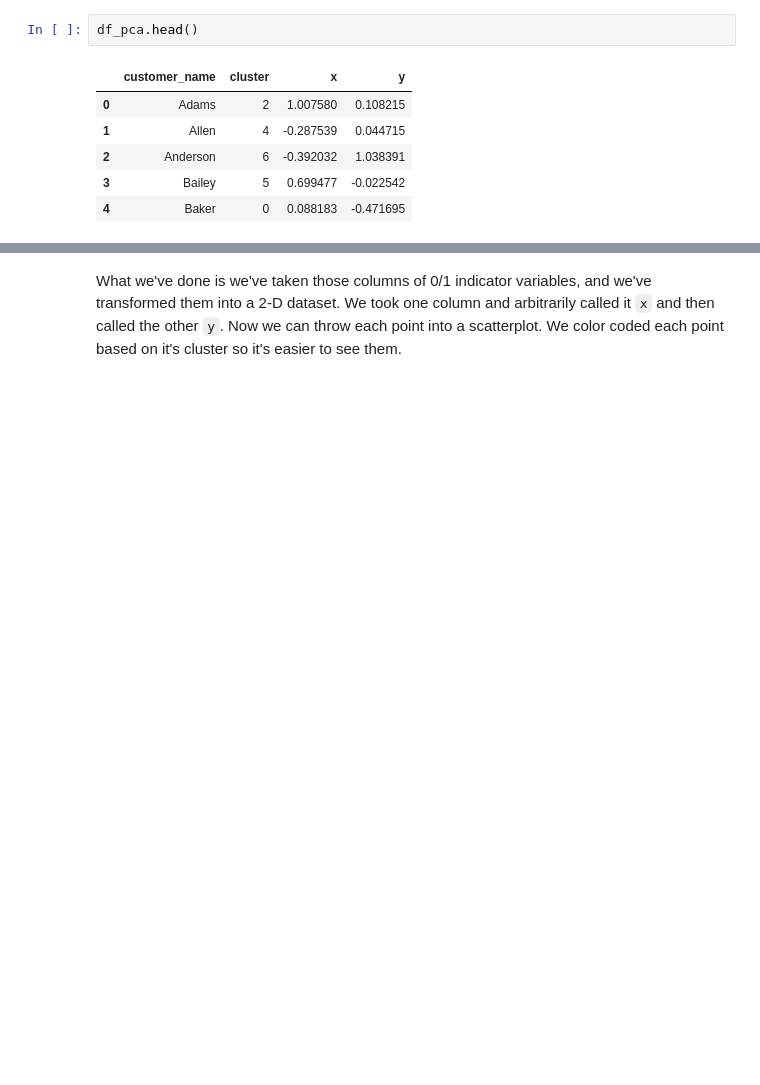
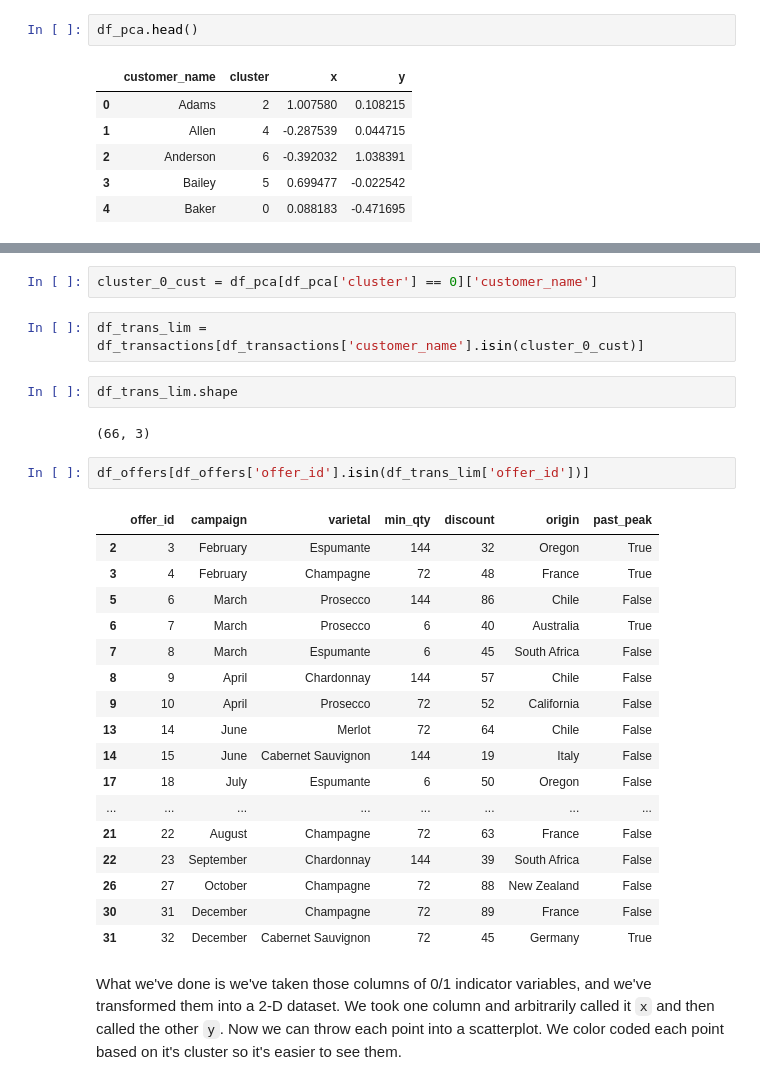
Before and after one commit to blue-santa/sprinboard-data-science-2026, a Jupyter notebook: 15-unsupervised-learning/06-principal-component-analysis/Clustering Case Study - Customer Segmentation with K-Means - Tier 3.ipynb, the cells around one changed output, grey strips where cells are left out. Drawn from its saved outputs; the diff is of its cells as text; blank space fills up the shorter version.

Commit message:
test cluster_0 story

```diff
--- a/15-unsupervised-learning/06-principal-component-analysis/Clustering Case Study - Customer Segmentation with K-Means - Tier 3.ipynb
+++ b/15-unsupervised-learning/06-principal-component-analysis/Clustering Case Study - Customer Segmentation with K-Means - Tier 3.ipynb
@@ -422,3 +436,31 @@ plt.show()
+# %%
+cluster_0_cust = df_pca[df_pca['cluster'] == 0]['customer_name']
+# %%
+df_trans_lim = df_transactions[df_transactions['customer_name'].isin(cluster_0_cust)]
+# %%
+df_trans_lim.shape
+# %% [output]
+(66, 3)
+# %%
+df_offers[df_offers['offer_id'].isin(df_trans_lim['offer_id'])]
+# %% [output]
+|  | offer_id | campaign | varietal | min_qty | discount | origin | past_peak |
+| 2 | 3 | February | Espumante | 144 | 32 | Oregon | True |
+| 3 | 4 | February | Champagne | 72 | 48 | France | True |
+| 5 | 6 | March | Prosecco | 144 | 86 | Chile | False |
+| 6 | 7 | March | Prosecco | 6 | 40 | Australia | True |
+| 7 | 8 | March | Espumante | 6 | 45 | South Africa | False |
+| 8 | 9 | April | Chardonnay | 144 | 57 | Chile | False |
+| 9 | 10 | April | Prosecco | 72 | 52 | California | False |
+| 13 | 14 | June | Merlot | 72 | 64 | Chile | False |
+| 14 | 15 | June | Cabernet Sauvignon | 144 | 19 | Italy | False |
+| 17 | 18 | July | Espumante | 6 | 50 | Oregon | False |
+| ... | ... | ... | ... | ... | ... | ... | ... |
+| 21 | 22 | August | Champagne | 72 | 63 | France | False |
+| 22 | 23 | September | Chardonnay | 144 | 39 | South Africa | False |
+| 26 | 27 | October | Champagne | 72 | 88 | New Zealand | False |
+| 30 | 31 | December | Champagne | 72 | 89 | France | False |
+| 31 | 32 | December | Cabernet Sauvignon | 72 | 45 | Germany | True |
 # %% [markdown]
 What we've done is we've taken those columns of 0/1 indicator variables, and we've transformed them into a 2-D dataset. We took one column and arbitrarily called it `x` and then called the other `y`. Now we can throw each point into a scatterplot. We color coded each point based on it's cluster so it's easier to see them.
 # %% [markdown]
```
Also changed, not shown: parts of 2 cells of this notebook.
